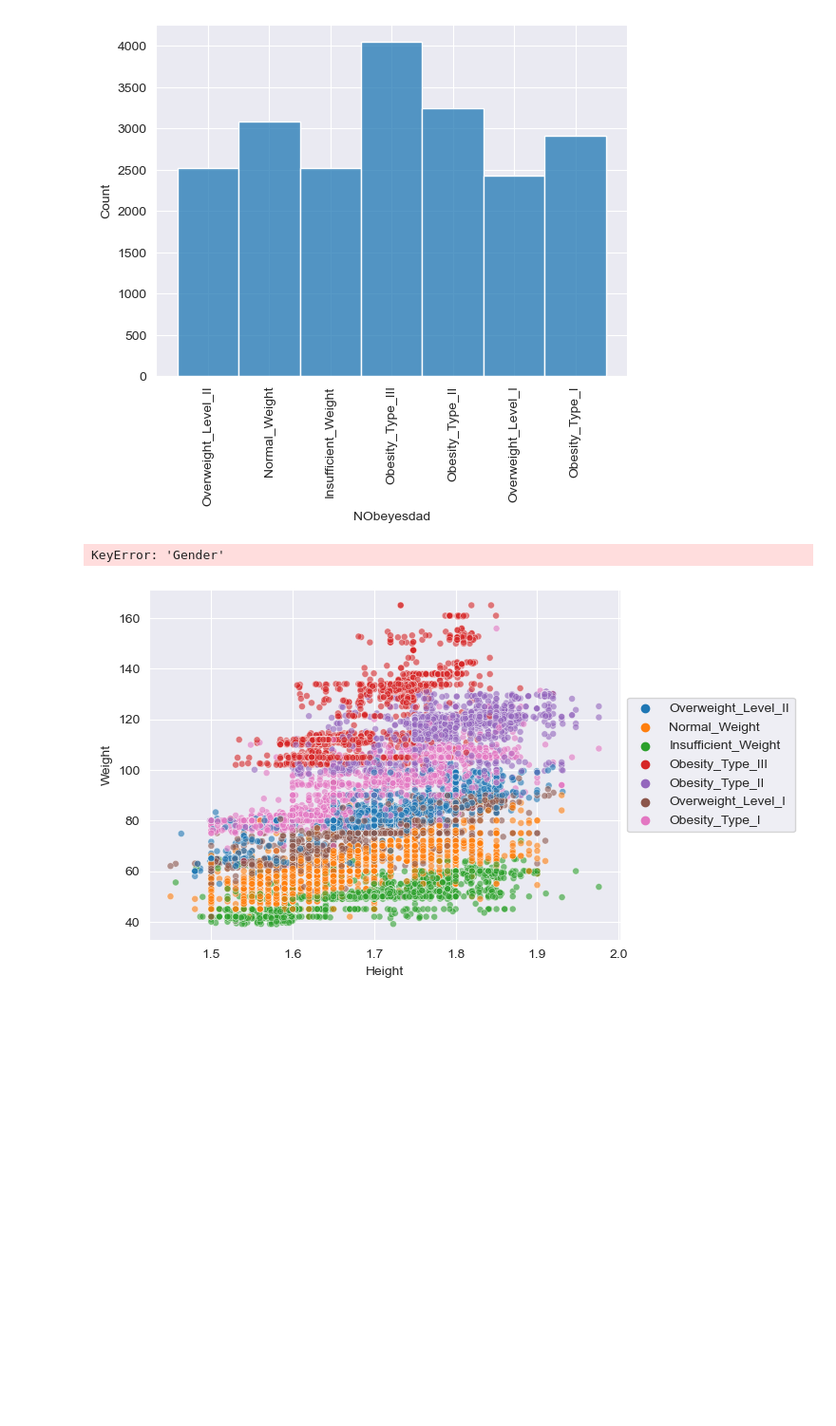
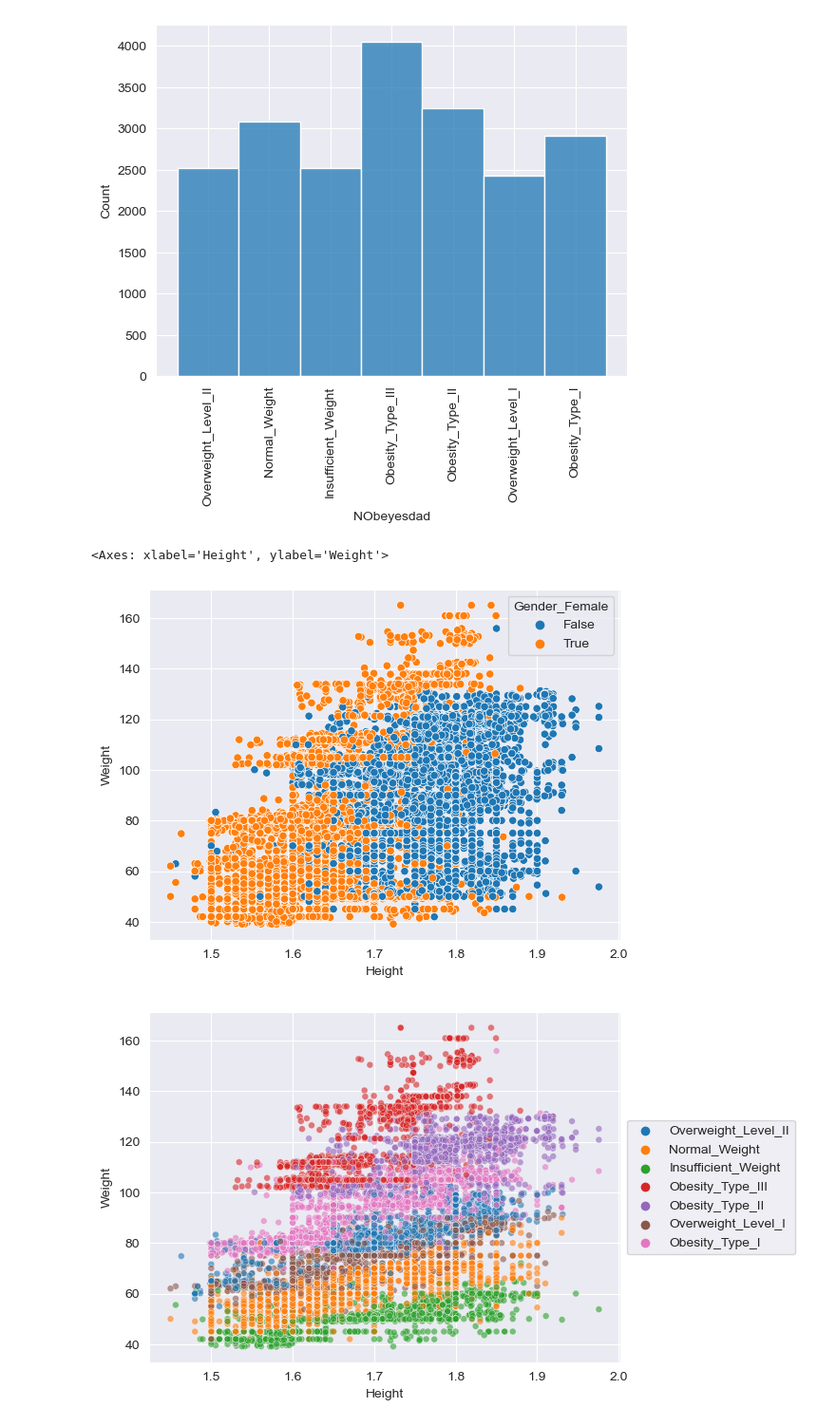
Before and after one commit to andreaslanderer/ost-data-hack, a Jupyter notebook: 2025-07-06-Datahack.ipynb, the cells around one changed output. Shown at 95% size. Cells and saved outputs as stored; diff of their text form; code cells hidden in the pictures; blank space fills up the shorter version.

```diff
--- a/2025-07-06-Datahack.ipynb
+++ b/2025-07-06-Datahack.ipynb
@@ -116,9 +116,10 @@ plt.show()
 # %% [output]
 [figure]
 # %%
-sns.scatterplot(x=all_data["Height"], y=all_data["Weight"], hue=all_data["Gender"])
+sns.scatterplot(x=all_data["Height"], y=all_data["Weight"], hue=all_data["Gender_Female"])
 # %% [output]
-KeyError: 'Gender'
+<Axes: xlabel='Height', ylabel='Weight'>
+[figure, added]
 # %%
 sns.scatterplot(x=all_data["Height"], y=all_data["Weight"], hue=all_data["NObeyesdad"],s=25, alpha=0.6),
 plt.legend(loc='center left', bbox_to_anchor=(1, 0.5)),
```
Also changed, not shown: parts of 26 cells of this notebook, 1 other file.
